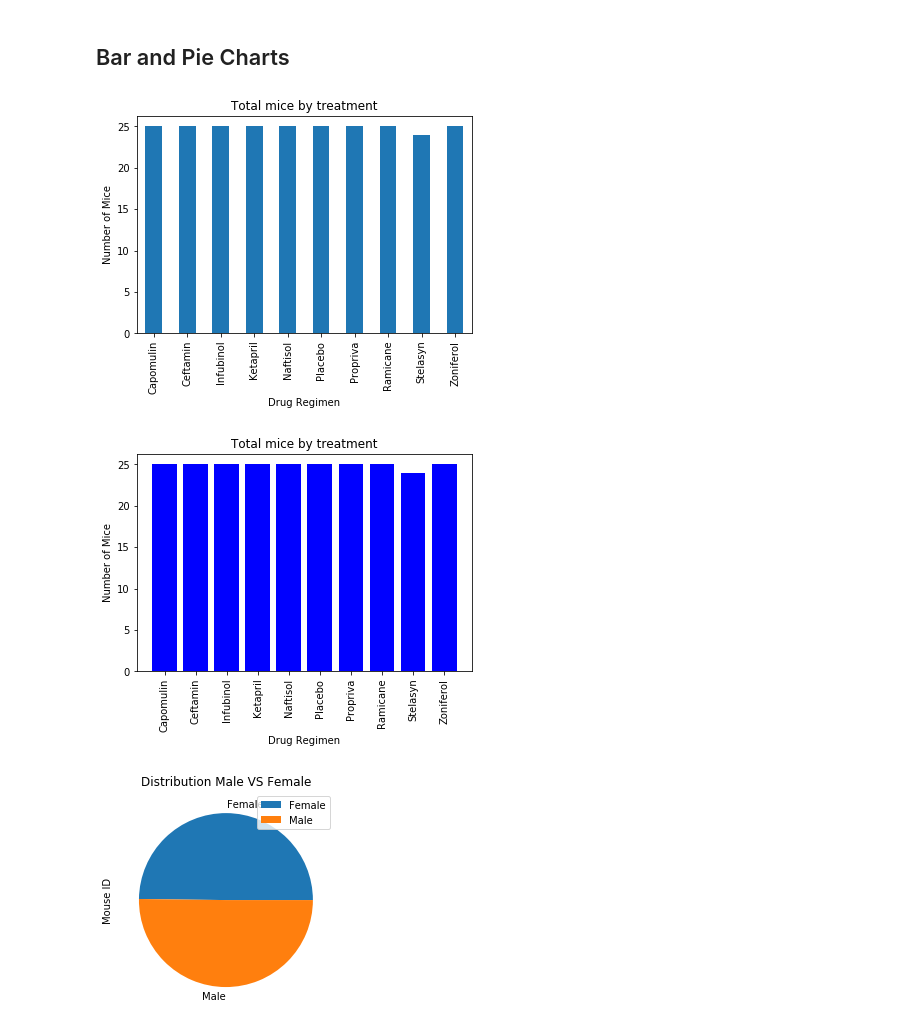
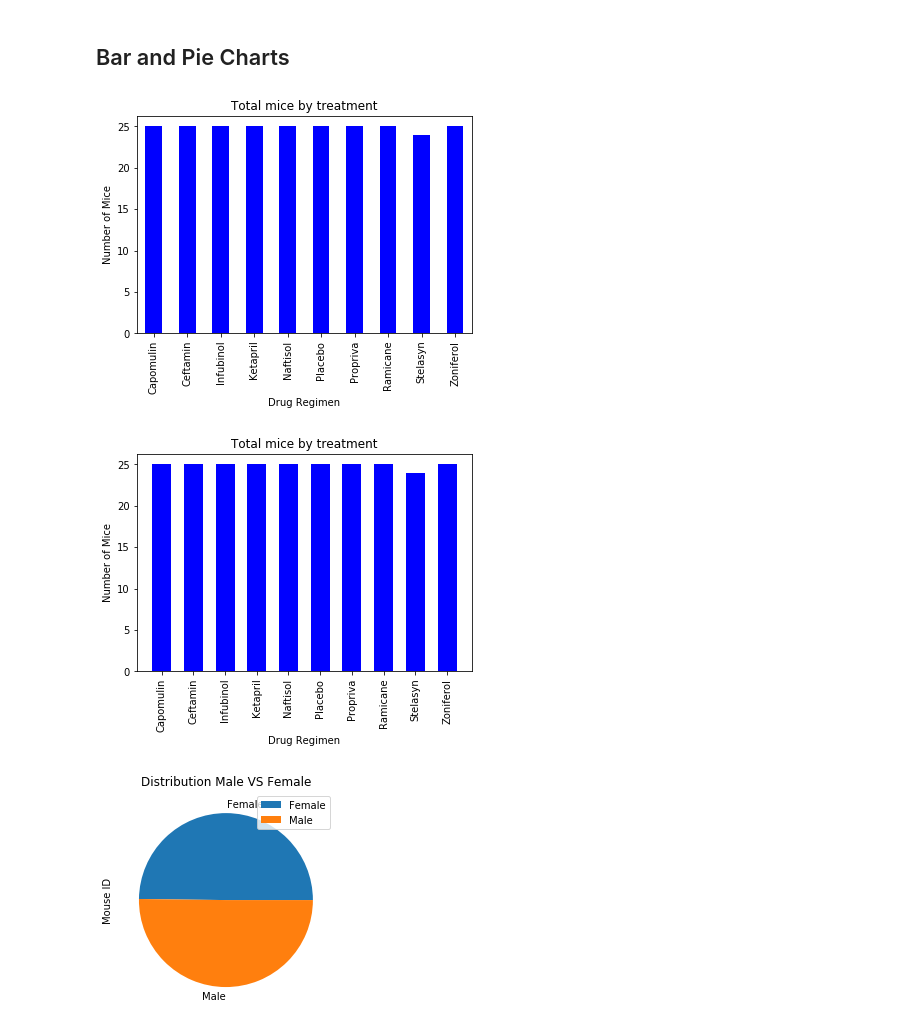
Before and after one commit to mastachi-cin/matplotlib-challenge, a Jupyter notebook: Pymaceuticals/pymaceuticals_starter.ipynb, the cells around one changed output. Drawn from its saved outputs; the diff is of its cells as text; code cells hidden in the pictures.

```diff
--- a/Pymaceuticals/pymaceuticals_starter.ipynb
+++ b/Pymaceuticals/pymaceuticals_starter.ipynb
@@ -140,21 +137,21 @@ summary_statistics
 # %%
 # Generate a bar plot showing the total number of mice for each treatment throughout the course of the study using pandas.
 
 # Group series for total number of mice for each treatment
 mice_count = data_merged.groupby(["Drug Regimen"]).agg({"Mouse ID": "nunique"})
 
 # Create a bar chart based off of the group series from before
-mice_count_bar = mice_count.plot(kind='bar', title="Total mice by treatment", legend=False)
+mice_count_bar = mice_count.plot(kind='bar', title="Total mice by treatment", legend=False, color="b")
 
 # Set the xlabel and ylabel using class methods
 mice_count_bar.set_xlabel("Drug Regimen")
 mice_count_bar.set_ylabel("Number of Mice")
 
 
 plt.show()
 #plt.tight_layout()
 # %% [output]
-[figure, old version]
+[figure, new version]
 # %%
 # Generate a bar plot showing the total number of mice for each treatment throughout the course of the study using pyplot.
 
@@ -162,12 +159,8 @@ plt.show()
 x_axis = np.arange(len(mice_count.index))
 x_axis
 
-# List for y axis
-#mice_total = mice_count["Mouse ID"]
-#mice_total
-
 # Bar chart based upon above lists
-plt.bar(x_axis, mice_count["Mouse ID"], color='b', align="center")
+plt.bar(x_axis, mice_count["Mouse ID"], color='b', align="center", width=0.6)
 
 # Place x axis headers
 tick_locations = [value for value in x_axis]
@@ -183,7 +176,7 @@ plt.show()
 #plt.tight_layout()
 #Text(0,0.5,'Number of Mice')
 # %% [output]
-[figure, old version]
+[figure, new version]
 # %%
 # Generate a pie plot showing the distribution of female versus male mice using pandas
 
```
Also changed, not shown: parts of 8 cells of this notebook, 2 other files.
